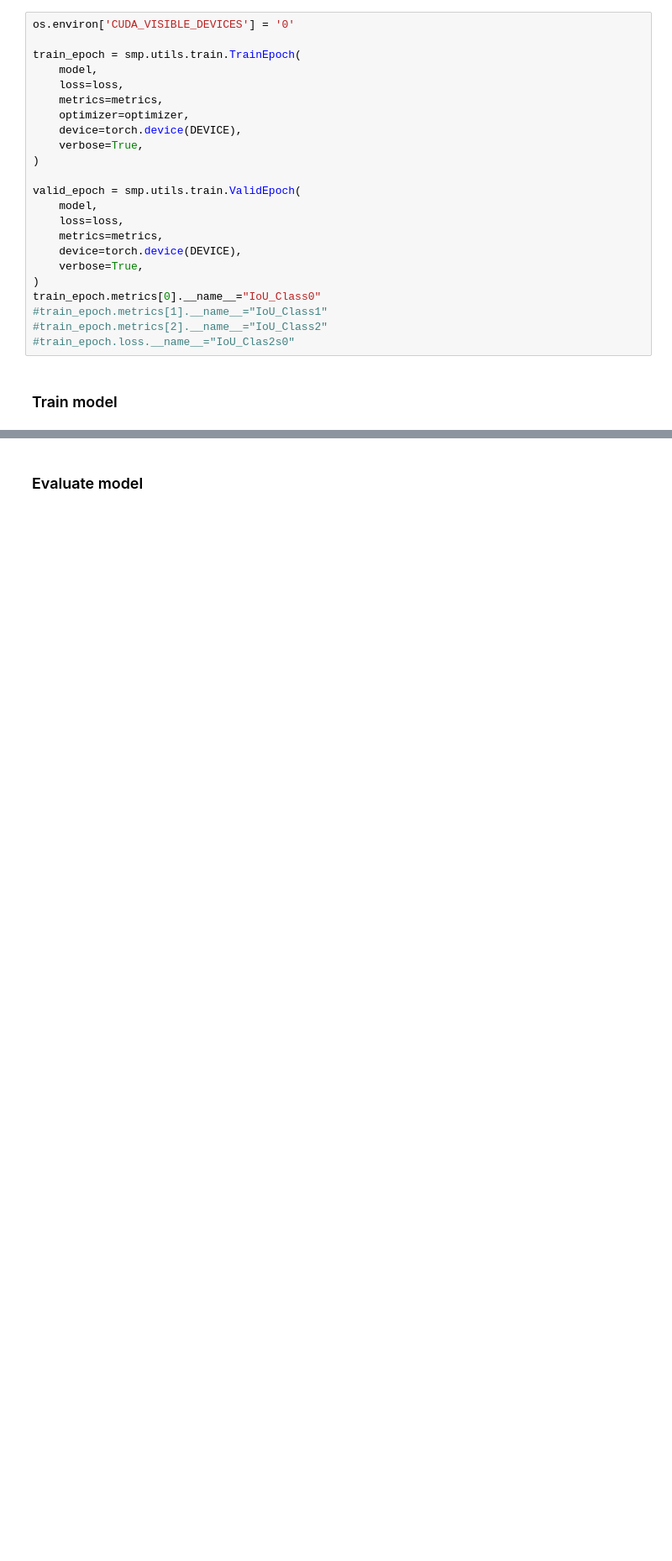
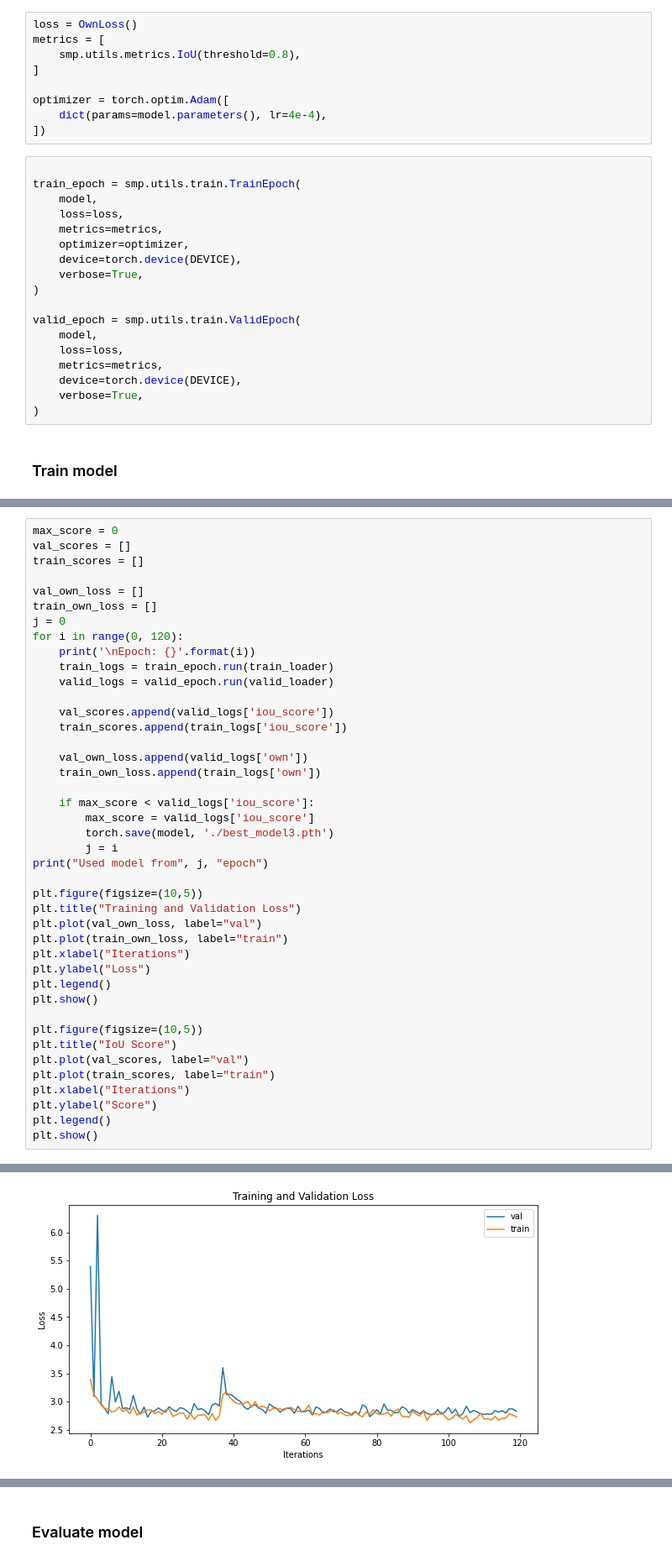
Before and after one commit to comptech-winter-school/coal-composition-control, a Jupyter notebook: src/semantic_segmentation/segmentation.ipynb, the cells around one changed output, grey strips where cells are left out. Shown at 84% size. Cells and saved outputs as stored; diff of their text form; blank space fills up the shorter version.

```diff
--- a/src/semantic_segmentation/segmentation.ipynb
+++ b/src/semantic_segmentation/segmentation.ipynb
@@ -291,5 +248,13 @@ IoU(
+# %%
+loss = OwnLoss()
+metrics = [
+    smp.utils.metrics.IoU(threshold=0.8),
+]
+
+optimizer = torch.optim.Adam([
+    dict(params=model.parameters(), lr=4e-4),
+])
 # %%
-os.environ['CUDA_VISIBLE_DEVICES'] = '0'
 
 train_epoch = smp.utils.train.TrainEpoch(
     model,
@@ -307,9 +272,5 @@ valid_epoch = smp.utils.train.ValidEpoch(
     device=torch.device(DEVICE),
     verbose=True,
 )
-train_epoch.metrics[0].__name__="IoU_Class0"
-#train_epoch.metrics[1].__name__="IoU_Class1"
-#train_epoch.metrics[2].__name__="IoU_Class2"
-#train_epoch.loss.__name__="IoU_Clas2s0"
 # %% [markdown]
 ### Train model
@@ -408,0 +277,43 @@ Epoch: 9
+# %%
+max_score = 0
+val_scores = []
+train_scores = []
+
+val_own_loss = []
+train_own_loss = []
+j = 0
+for i in range(0, 120):
+    print('\nEpoch: {}'.format(i))
+    train_logs = train_epoch.run(train_loader)
+    valid_logs = valid_epoch.run(valid_loader)
+
+    val_scores.append(valid_logs['iou_score'])
+    train_scores.append(train_logs['iou_score'])
+
+    val_own_loss.append(valid_logs['own'])
+    train_own_loss.append(train_logs['own'])
+
+    if max_score < valid_logs['iou_score']:
+        max_score = valid_logs['iou_score']
+        torch.save(model, './best_model3.pth')
+        j = i
+print("Used model from", j, "epoch")
+
+plt.figure(figsize=(10,5))
+plt.title("Training and Validation Loss")
+plt.plot(val_own_loss, label="val")
+plt.plot(train_own_loss, label="train")
+plt.xlabel("Iterations")
+plt.ylabel("Loss")
+plt.legend()
+plt.show()
+
+plt.figure(figsize=(10,5))
+plt.title("IoU Score")
+plt.plot(val_scores, label="val")
+plt.plot(train_scores, label="train")
+plt.xlabel("Iterations")
+plt.ylabel("Score")
+plt.legend()
+plt.show()
+# %% [output]
@@ -408,0 +337 @@ Epoch: 9
+[figure, added]
```
Also changed, not shown: parts of 20 cells of this notebook, 2 other files.
